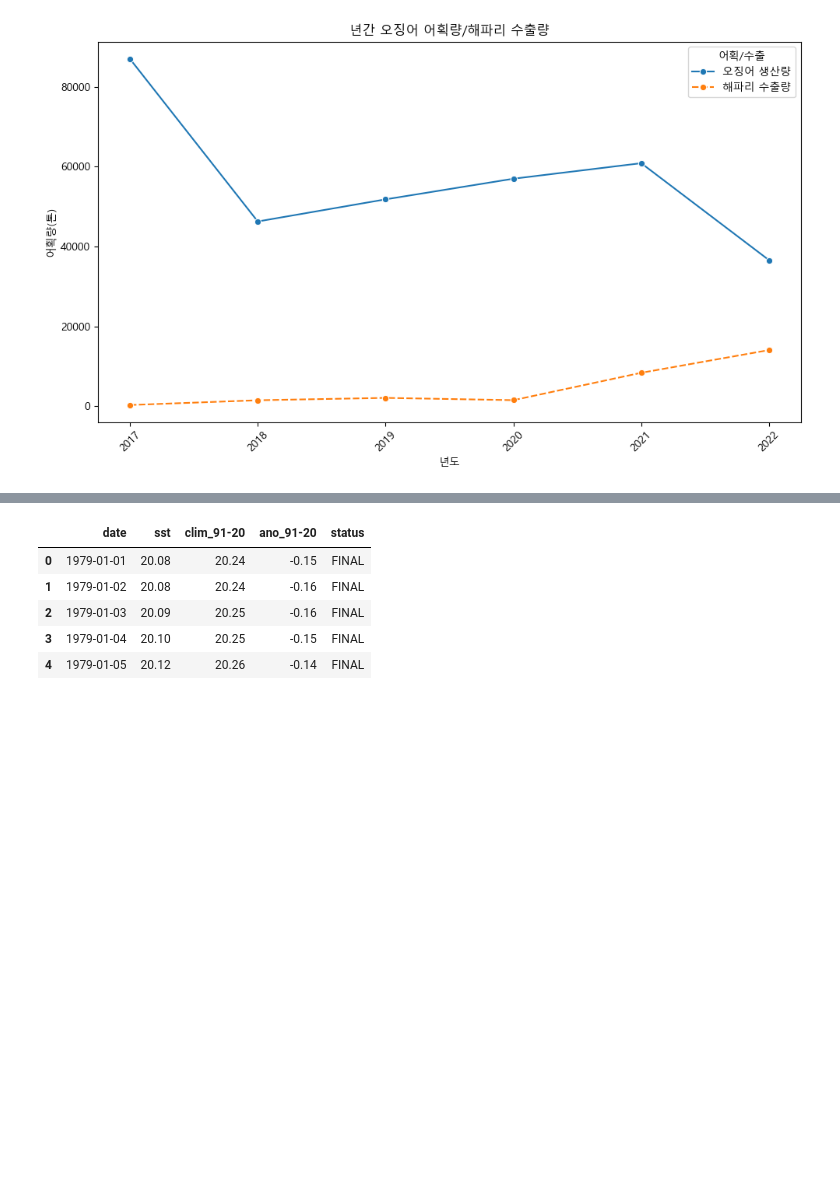
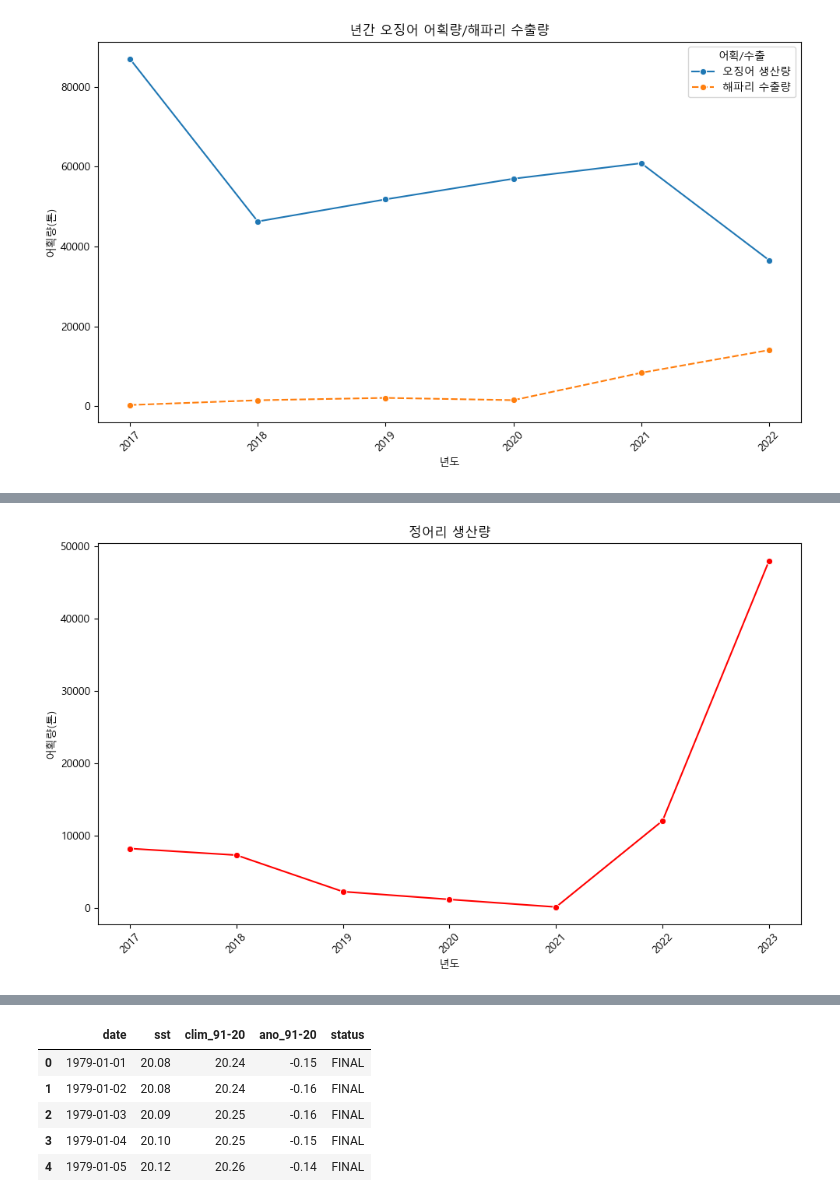
Before and after one commit to Songsungsang/Smart_Factory_Project_Data_Analysis, a Jupyter notebook: sea.ipynb, the cells around one changed output, grey strips where cells are left out. Drawn from its saved outputs; the diff is of its cells as text; code cells hidden in the pictures; blank space fills up the shorter version.

```diff
--- a/sea.ipynb
+++ b/sea.ipynb
@@ -343,0 +366,3 @@ plt.show()
+# %%
+sardine = pd.read_excel('./data/정어리_어획량.xlsx', index_col = 0)
+sardine
@@ -343,0 +379,19 @@ plt.show()
+# %%
+# 정어리 라인 그래프
+
+# 선 그래프 그리기
+plt.figure(figsize = (10, 6))
+sns.lineplot(data = sardine, x = '년도', y = '정어리 생산량(톤)', marker = 'o', color = 'red')
+
+# 그래프 꾸미기
+plt.title('정어리 생산량')
+plt.xlabel('년도')
+plt.ylabel('어획량(톤)')
+plt.xticks(rotation = 45)  # x축 년도 레이블 회전
+#plt.legend(title='어종')
+
+# 그래프 표시
+plt.tight_layout()
+plt.show()
+# %% [output]
+[figure, added]
```
Also changed, not shown: parts of 10 cells of this notebook, 1 other file.
